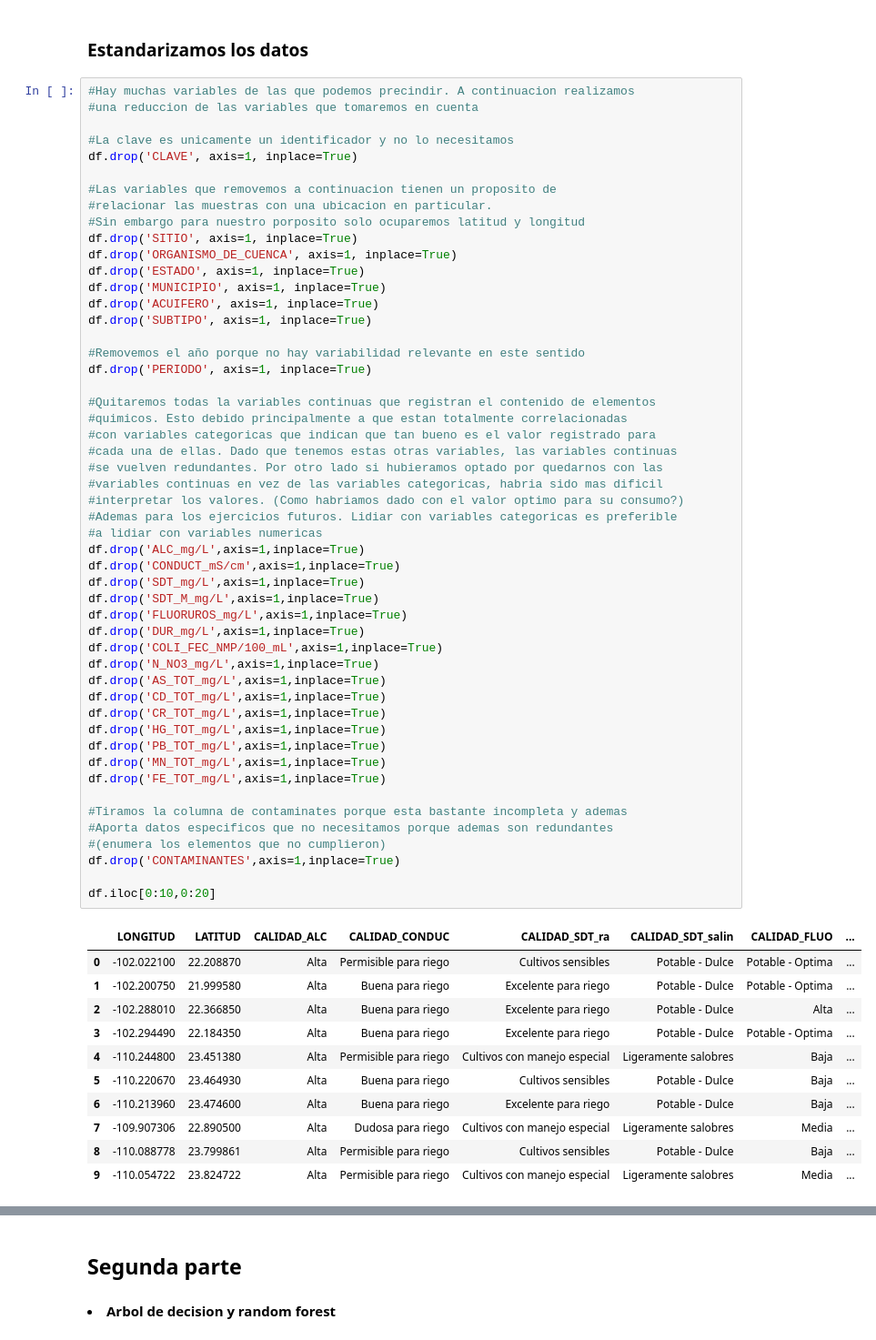
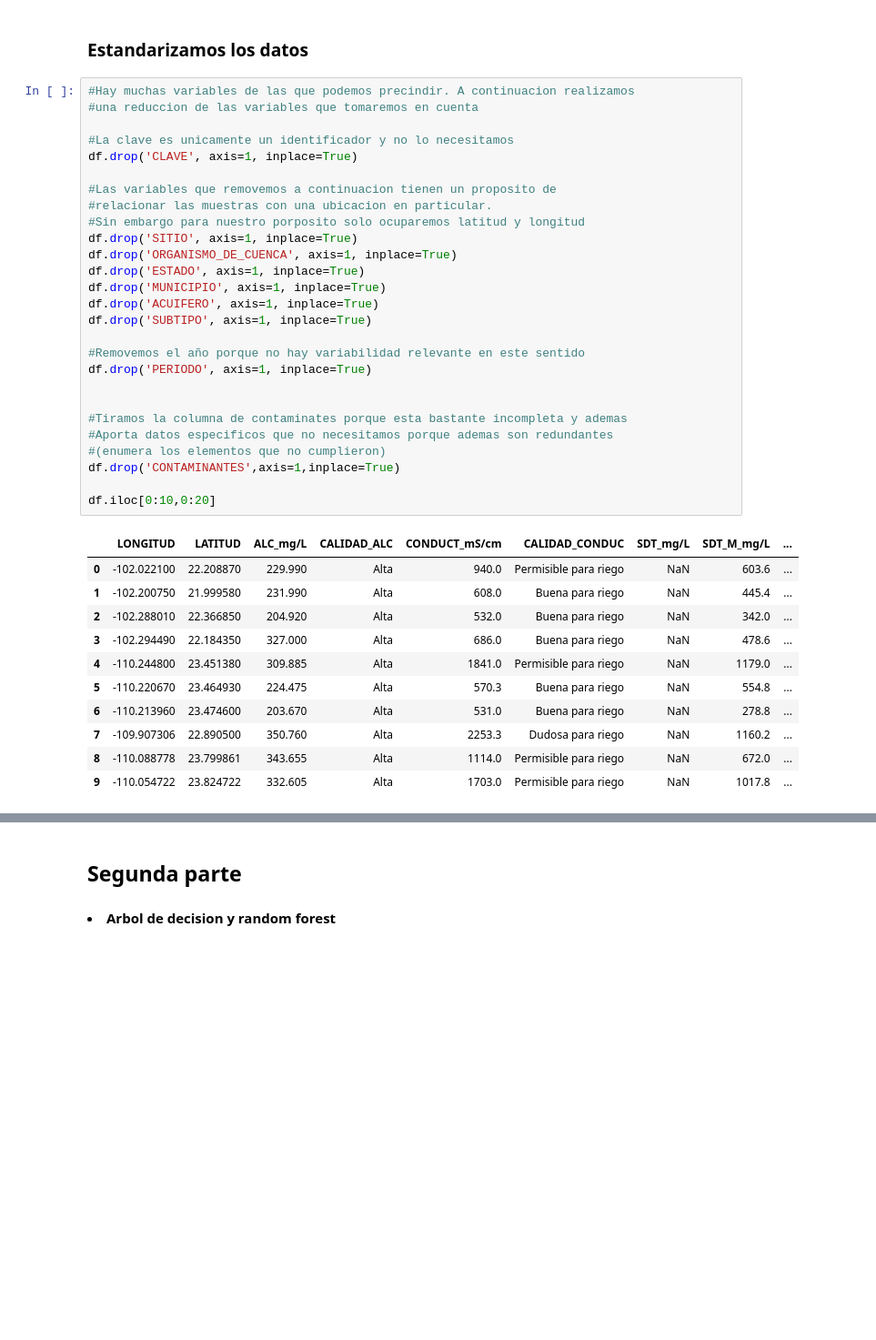
Before and after one commit to rodrigoromanguzman/Actividades_Aprendizaje-, a Jupyter notebook: semana9/aguas_subterraneas_parte2.ipynb, the cells around one changed output, grey strips where cells are left out. Shown at 91% size. Cells and saved outputs as stored; diff of their text form; blank space fills up the shorter version.

```diff
--- a/semana9/aguas_subterraneas_parte2.ipynb
+++ b/semana9/aguas_subterraneas_parte2.ipynb
@@ -156,63 +114,39 @@ import matplotlib.pyplot as plt
 # %%
 #Hay muchas variables de las que podemos precindir. A continuacion realizamos
 #una reduccion de las variables que tomaremos en cuenta
 
 #La clave es unicamente un identificador y no lo necesitamos
 df.drop('CLAVE', axis=1, inplace=True)
 
 #Las variables que removemos a continuacion tienen un proposito de
 #relacionar las muestras con una ubicacion en particular.
 #Sin embargo para nuestro porposito solo ocuparemos latitud y longitud
 df.drop('SITIO', axis=1, inplace=True)
 df.drop('ORGANISMO_DE_CUENCA', axis=1, inplace=True)
 df.drop('ESTADO', axis=1, inplace=True)
 df.drop('MUNICIPIO', axis=1, inplace=True)
 df.drop('ACUIFERO', axis=1, inplace=True)
 df.drop('SUBTIPO', axis=1, inplace=True)
 
 #Removemos el año porque no hay variabilidad relevante en este sentido
 df.drop('PERIODO', axis=1, inplace=True)
 
-#Quitaremos todas la variables continuas que registran el contenido de elementos
-#quimicos. Esto debido principalmente a que estan totalmente correlacionadas
-#con variables categoricas que indican que tan bueno es el valor registrado para
-#cada una de ellas. Dado que tenemos estas otras variables, las variables continuas
-#se vuelven redundantes. Por otro lado si hubieramos optado por quedarnos con las
-#variables continuas en vez de las variables categoricas, habria sido mas dificil
-#interpretar los valores. (Como habriamos dado con el valor optimo para su consumo?)
-#Ademas para los ejercicios futuros. Lidiar con variables categoricas es preferible
-#a lidiar con variables numericas
-df.drop('ALC_mg/L',axis=1,inplace=True)
-df.drop('CONDUCT_mS/cm',axis=1,inplace=True)
-df.drop('SDT_mg/L',axis=1,inplace=True)
-df.drop('SDT_M_mg/L',axis=1,inplace=True)
-df.drop('FLUORUROS_mg/L',axis=1,inplace=True)
-df.drop('DUR_mg/L',axis=1,inplace=True)
-df.drop('COLI_FEC_NMP/100_mL',axis=1,inplace=True)
-df.drop('N_NO3_mg/L',axis=1,inplace=True)
-df.drop('AS_TOT_mg/L',axis=1,inplace=True)
-df.drop('CD_TOT_mg/L',axis=1,inplace=True)
-df.drop('CR_TOT_mg/L',axis=1,inplace=True)
-df.drop('HG_TOT_mg/L',axis=1,inplace=True)
-df.drop('PB_TOT_mg/L',axis=1,inplace=True)
-df.drop('MN_TOT_mg/L',axis=1,inplace=True)
-df.drop('FE_TOT_mg/L',axis=1,inplace=True)
 
 #Tiramos la columna de contaminates porque esta bastante incompleta y ademas
 #Aporta datos especificos que no necesitamos porque ademas son redundantes
 #(enumera los elementos que no cumplieron)
 df.drop('CONTAMINANTES',axis=1,inplace=True)
 
 df.iloc[0:10,0:20]
 # %% [output]
-|  | LONGITUD | LATITUD | CALIDAD_ALC | CALIDAD_CONDUC | CALIDAD_SDT_ra | CALIDAD_SDT_salin | CALIDAD_FLUO | ... |
-| 0 | -102.022100 | 22.208870 | Alta | Permisible para riego | Cultivos sensibles | Potable - Dulce | Potable - Optima | ... |
-| 1 | -102.200750 | 21.999580 | Alta | Buena para riego | Excelente para riego | Potable - Dulce | Potable - Optima | ... |
-| 2 | -102.288010 | 22.366850 | Alta | Buena para riego | Excelente para riego | Potable - Dulce | Alta | ... |
-| 3 | -102.294490 | 22.184350 | Alta | Buena para riego | Excelente para riego | Potable - Dulce | Potable - Optima | ... |
-| 4 | -110.244800 | 23.451380 | Alta | Permisible para riego | Cultivos con manejo especial | Ligeramente salobres | Baja | ... |
-| 5 | -110.220670 | 23.464930 | Alta | Buena para riego | Cultivos sensibles | Potable - Dulce | Baja | ... |
-| 6 | -110.213960 | 23.474600 | Alta | Buena para riego | Excelente para riego | Potable - Dulce | Baja | ... |
-| 7 | -109.907306 | 22.890500 | Alta | Dudosa para riego | Cultivos con manejo especial | Ligeramente salobres | Media | ... |
-| 8 | -110.088778 | 23.799861 | Alta | Permisible para riego | Cultivos sensibles | Potable - Dulce | Baja | ... |
-| 9 | -110.054722 | 23.824722 | Alta | Permisible para riego | Cultivos con manejo especial | Ligeramente salobres | Media | ... |
+|  | LONGITUD | LATITUD | ALC_mg/L | CALIDAD_ALC | CONDUCT_mS/cm | CALIDAD_CONDUC | SDT_mg/L | SDT_M_mg/L | ... |
+| 0 | -102.022100 | 22.208870 | 229.990 | Alta | 940.0 | Permisible para riego | NaN | 603.6 | ... |
+| 1 | -102.200750 | 21.999580 | 231.990 | Alta | 608.0 | Buena para riego | NaN | 445.4 | ... |
+| 2 | -102.288010 | 22.366850 | 204.920 | Alta | 532.0 | Buena para riego | NaN | 342.0 | ... |
+| 3 | -102.294490 | 22.184350 | 327.000 | Alta | 686.0 | Buena para riego | NaN | 478.6 | ... |
+| 4 | -110.244800 | 23.451380 | 309.885 | Alta | 1841.0 | Permisible para riego | NaN | 1179.0 | ... |
+| 5 | -110.220670 | 23.464930 | 224.475 | Alta | 570.3 | Buena para riego | NaN | 554.8 | ... |
+| 6 | -110.213960 | 23.474600 | 203.670 | Alta | 531.0 | Buena para riego | NaN | 278.8 | ... |
+| 7 | -109.907306 | 22.890500 | 350.760 | Alta | 2253.3 | Dudosa para riego | NaN | 1160.2 | ... |
+| 8 | -110.088778 | 23.799861 | 343.655 | Alta | 1114.0 | Permisible para riego | NaN | 672.0 | ... |
+| 9 | -110.054722 | 23.824722 | 332.605 | Alta | 1703.0 | Permisible para riego | NaN | 1017.8 | ... |
```
Also changed, not shown: parts of 22 cells of this notebook.
